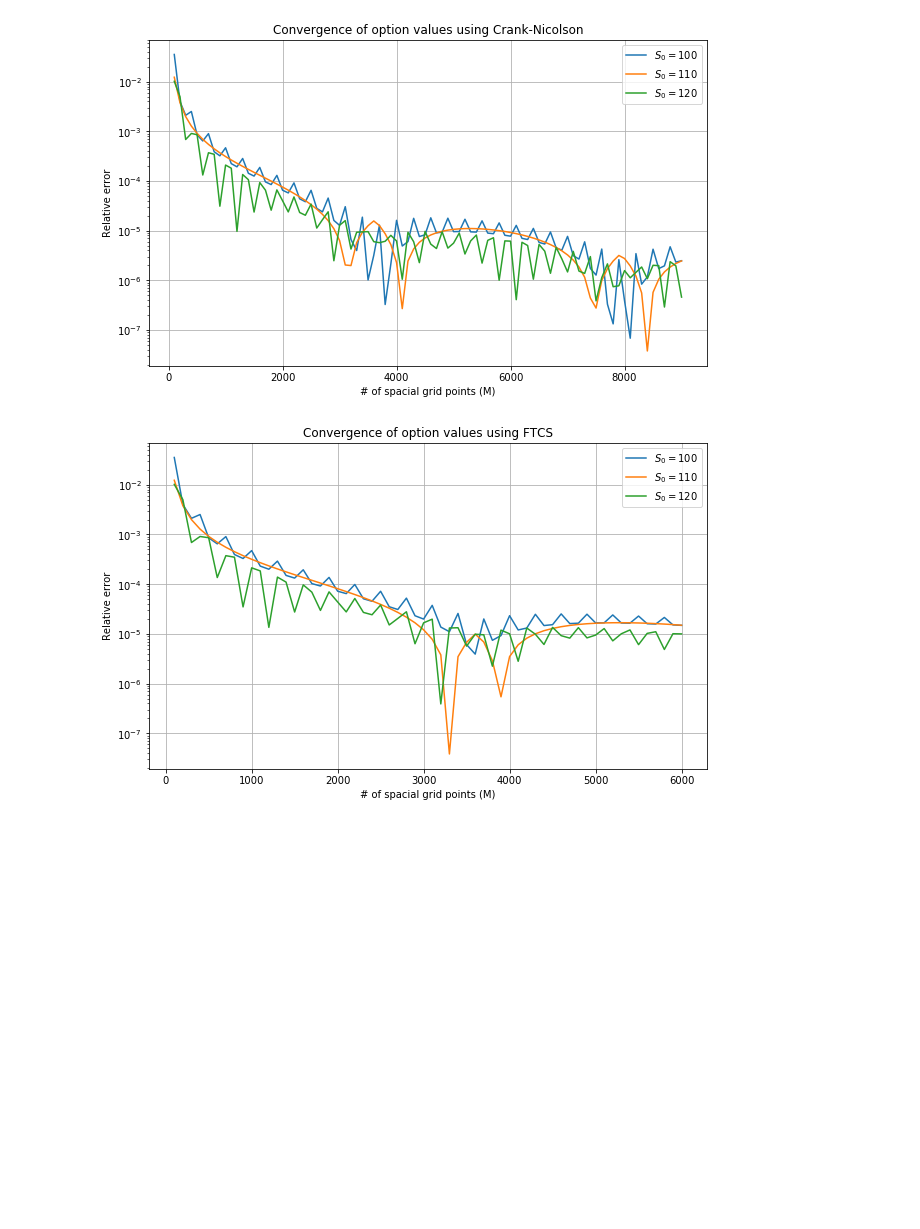
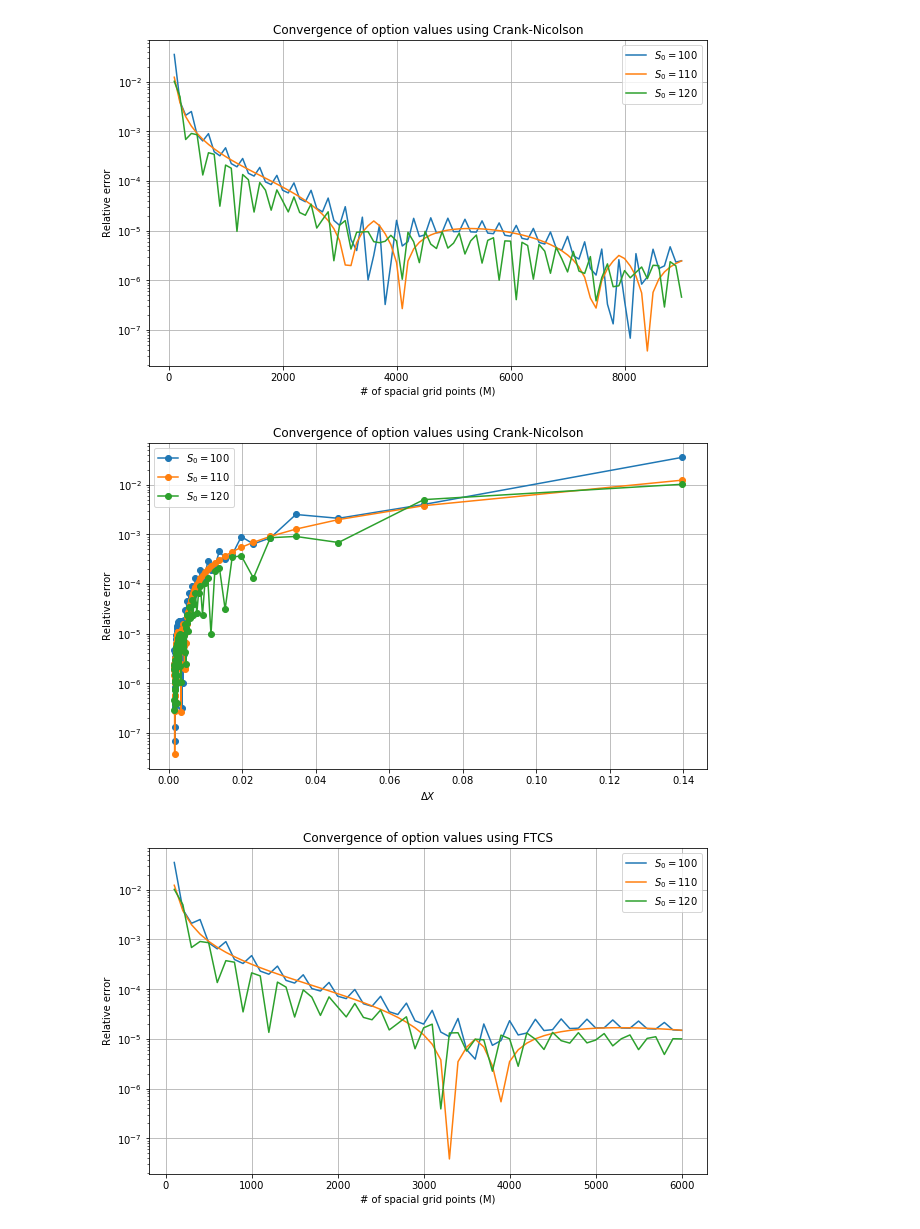
Before and after one commit to krishnakanthsasi/ComputationFin-nce-18, a Jupyter notebook: lab3/lab_assignment_3.ipynb, the cells around one changed output. Cells and saved outputs as stored; diff of their text form; code cells hidden in the pictures; blank space fills up the shorter version.

Commit message:
Convergence analysis extended to dx convergence

```diff
--- a/lab3/lab_assignment_3.ipynb
+++ b/lab3/lab_assignment_3.ipynb
@@ -414,15 +414,20 @@ BS_deltas, BS_prices = black_scholes(r, K, T, np.array([100,110,120]), sigma)
 N = 1000
 M_list = np.arange(100,9001,100)
 
+Xmin = np.log(S_bounds[0])
+Xmax = np.log(S_bounds[1])
+
+dx_list = (Xmax-Xmin) / (M_list-1)
+
 # Crank_Nicolson
 scheme = "Crank_Nicolson"
-S0_prices = analyze_convergence(K,sigma,r,T,S_bounds,N,M_list,scheme,"Neumann")
+#S0_prices = analyze_convergence(K,sigma,r,T,S_bounds,N,M_list,scheme,"Neumann")
 # %%
 # Save data for potential later use
 #np.save("data/convergence_Crank_Nicolson.npy",S0_prices)
 
 # Load data
-#S0_prices = np.load("data/convergence_Crank_Nicolson.npy")
+S0_prices = np.load("data/convergence_Crank_Nicolson.npy")
 # %%
 S100,S110,S120 = np.abs((S0_prices-BS_prices[:,None]) / BS_prices[:,None])
 
@@ -442,6 +447,23 @@ plt.legend()
 plt.show()
 # %% [output]
 [figure]
+# %%
+plt.figure(figsize=(10,6))
+plt.title("Convergence of option values using Crank-Nicolson")
+plt.xlabel(r"$\Delta X$")
+plt.ylabel("Relative error")
+
+plt.grid(True)
+plt.yscale("log")
+
+plt.plot(dx_list,S100,'o-',label=r'$S_0 = 100$')
+plt.plot(dx_list,S110,'o-',label=r'$S_0 = 110$')
+plt.plot(dx_list,S120,'o-',label=r'$S_0 = 120$')
+
+plt.legend()
+plt.show()
+# %% [output]
+[figure, added]
 # %%
 N = 20000
 M_list = np.arange(100,6001,100)
```
Also changed, not shown: parts of 3 cells of this notebook.
